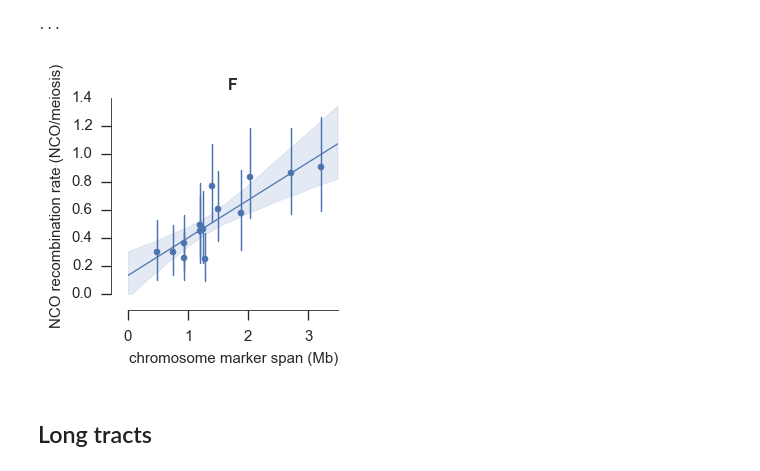
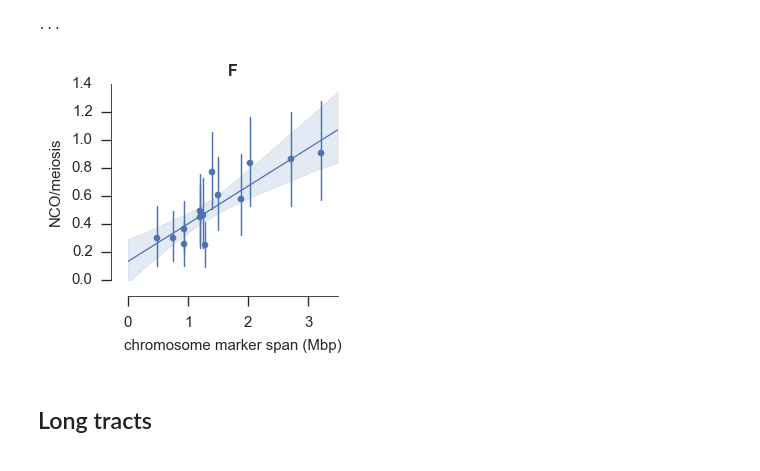
Before and after one commit to wtchg-kwiatkowski/pfx-paper-2015, a Jupyter notebook: main/notebooks/fig_nco_params.ipynb, the cells around one changed output. Cells and saved outputs as stored; diff of their text form; code cells hidden in the pictures.

```diff
--- a/main/notebooks/fig_nco_params.ipynb
+++ b/main/notebooks/fig_nco_params.ipynb
@@ -319,18 +319,18 @@ def plot_nco_rate_by_chrom(ax, scatter_kws=dict()):
 # %%
 width = 8/3
 height = width
 fig, ax = plt.subplots(figsize=(width, height))
 plot_nco_rate_by_chrom(ax, scatter_kws=dict(s=12))
 ax.set_title('F', fontweight='bold')
 ax.set_xticks(range(0, 3500000, 1000000))
 ax.set_xticklabels(range(0, 4, 1))
-ax.set_xlabel('chromosome marker span (Mb)')
+ax.set_xlabel('chromosome marker span (Mbp)')
 ax.set_ylim(0, 1.4)
-ax.set_ylabel('NCO recombination rate (NCO/meiosis)')
+ax.set_ylabel('NCO/meiosis')
 fig.tight_layout()
 fig.savefig('../../artwork/main/fig3F.jpg', dpi=900, jpeg_quality=100)
 # %% [output]
-[figure, old version]
+[figure, new version]
 # %% [markdown]
 ## Long tracts
 # %%
```
Also changed, not shown: parts of 3 cells of this notebook, 4 other files.
